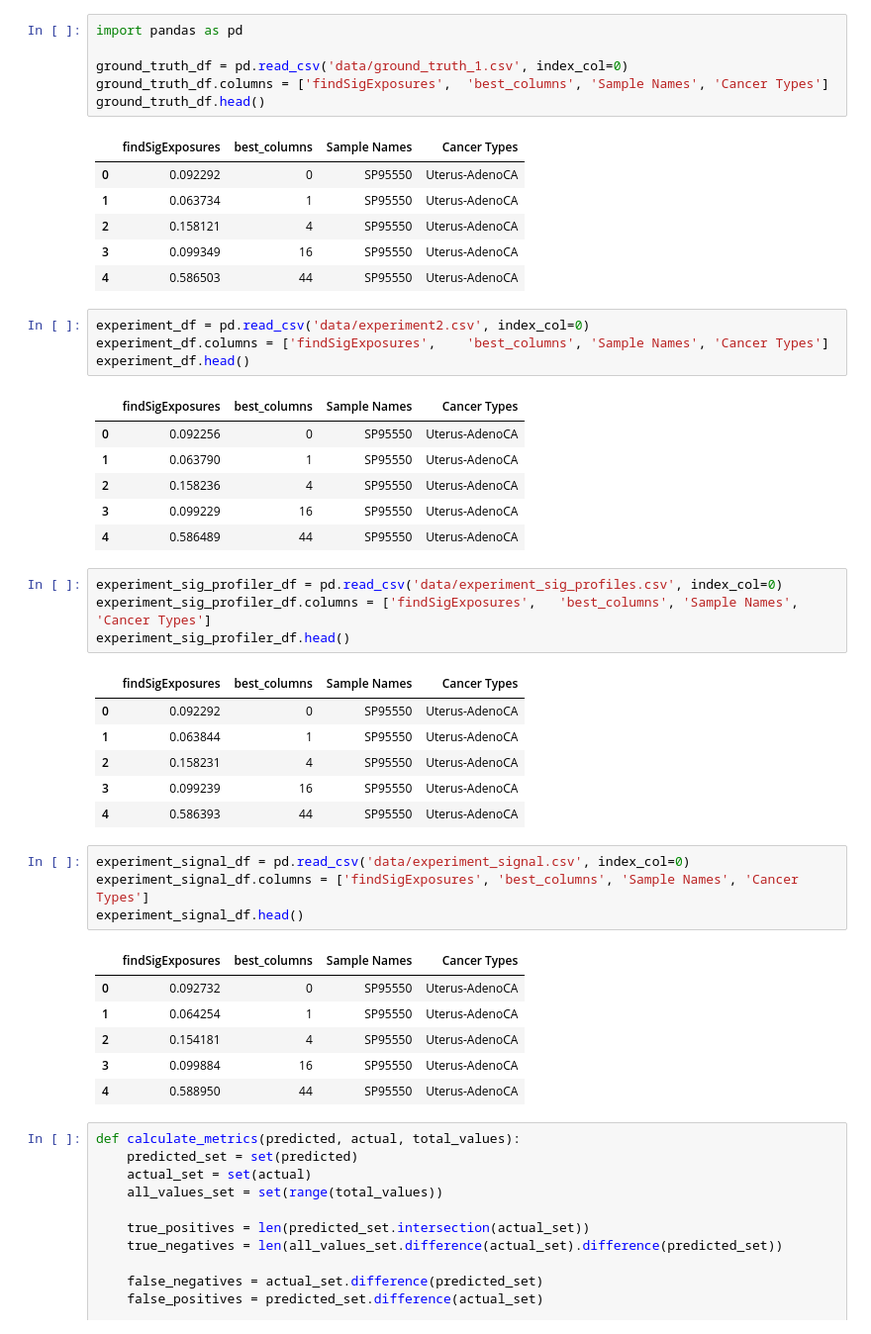
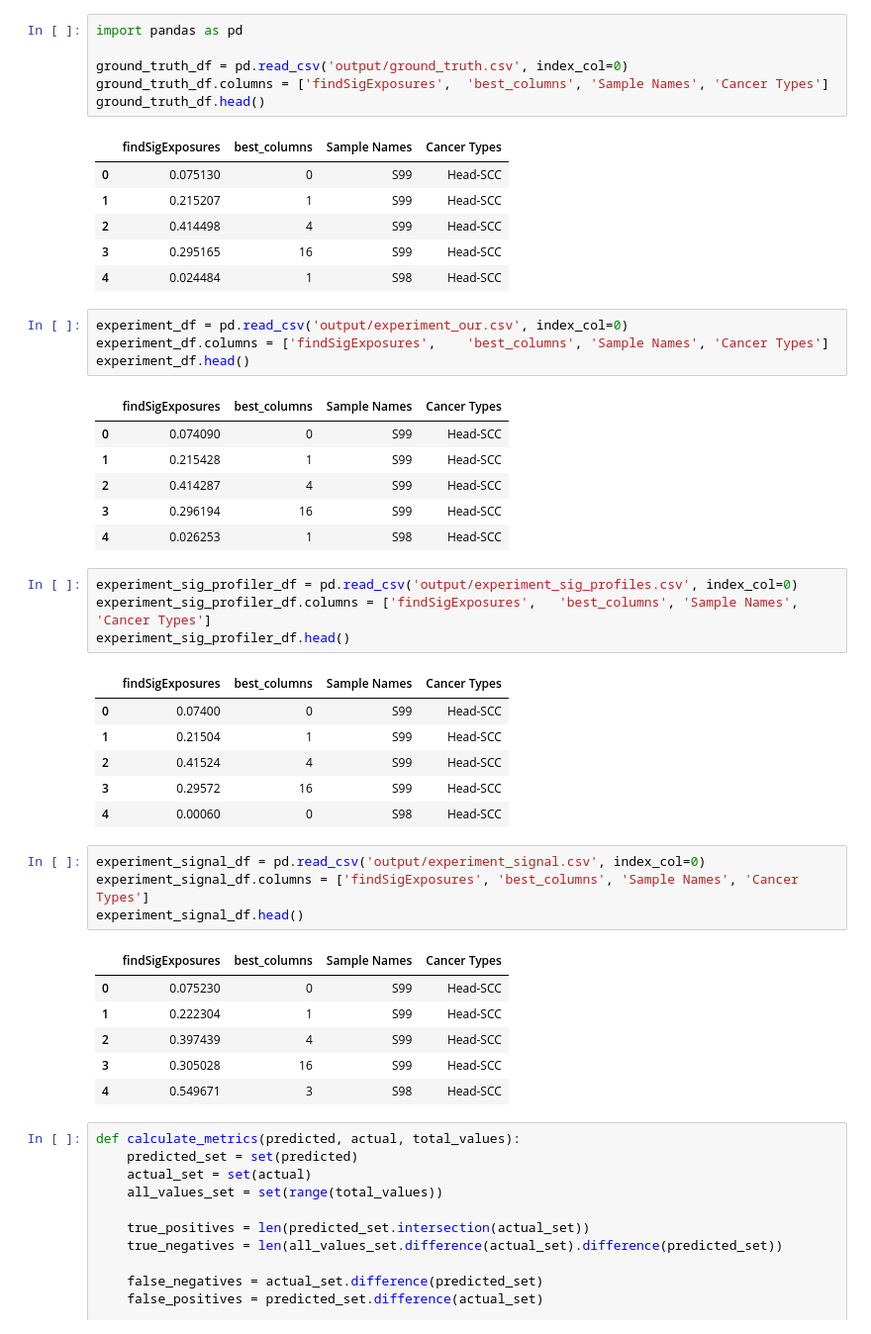
Before and after one commit to marcin119a/data_comparation, a Jupyter notebook: benchmark_3_output/interpretation.ipynb, the cells around one changed output. Shown at 99% size. Cells and saved outputs as stored; diff of their text form.

```diff
--- a/benchmark_3_output/interpretation.ipynb
+++ b/benchmark_3_output/interpretation.ipynb
@@ -1,49 +1,49 @@
 # %%
 import pandas as pd
 
-ground_truth_df = pd.read_csv('data/ground_truth_1.csv', index_col=0)
+ground_truth_df = pd.read_csv('output/ground_truth.csv', index_col=0)
 ground_truth_df.columns = ['findSigExposures',	'best_columns',	'Sample Names',	'Cancer Types']
 ground_truth_df.head()
 # %% [output]
 |  | findSigExposures | best_columns | Sample Names | Cancer Types |
-| 0 | 0.092292 | 0 | SP95550 | Uterus-AdenoCA |
-| 1 | 0.063734 | 1 | SP95550 | Uterus-AdenoCA |
-| 2 | 0.158121 | 4 | SP95550 | Uterus-AdenoCA |
-| 3 | 0.099349 | 16 | SP95550 | Uterus-AdenoCA |
-| 4 | 0.586503 | 44 | SP95550 | Uterus-AdenoCA |
+| 0 | 0.075130 | 0 | S99 | Head-SCC |
+| 1 | 0.215207 | 1 | S99 | Head-SCC |
+| 2 | 0.414498 | 4 | S99 | Head-SCC |
+| 3 | 0.295165 | 16 | S99 | Head-SCC |
+| 4 | 0.024484 | 1 | S98 | Head-SCC |
 # %%
-experiment_df = pd.read_csv('data/experiment2.csv', index_col=0)
+experiment_df = pd.read_csv('output/experiment_our.csv', index_col=0)
 experiment_df.columns = ['findSigExposures',	'best_columns',	'Sample Names',	'Cancer Types']
 experiment_df.head()
 # %% [output]
 |  | findSigExposures | best_columns | Sample Names | Cancer Types |
-| 0 | 0.092256 | 0 | SP95550 | Uterus-AdenoCA |
-| 1 | 0.063790 | 1 | SP95550 | Uterus-AdenoCA |
-| 2 | 0.158236 | 4 | SP95550 | Uterus-AdenoCA |
-| 3 | 0.099229 | 16 | SP95550 | Uterus-AdenoCA |
-| 4 | 0.586489 | 44 | SP95550 | Uterus-AdenoCA |
+| 0 | 0.074090 | 0 | S99 | Head-SCC |
+| 1 | 0.215428 | 1 | S99 | Head-SCC |
+| 2 | 0.414287 | 4 | S99 | Head-SCC |
+| 3 | 0.296194 | 16 | S99 | Head-SCC |
+| 4 | 0.026253 | 1 | S98 | Head-SCC |
 # %%
-experiment_sig_profiler_df = pd.read_csv('data/experiment_sig_profiles.csv', index_col=0)
+experiment_sig_profiler_df = pd.read_csv('output/experiment_sig_profiles.csv', index_col=0)
 experiment_sig_profiler_df.columns = ['findSigExposures',	'best_columns',	'Sample Names',	'Cancer Types']
 experiment_sig_profiler_df.head()
 # %% [output]
 |  | findSigExposures | best_columns | Sample Names | Cancer Types |
-| 0 | 0.092292 | 0 | SP95550 | Uterus-AdenoCA |
-| 1 | 0.063844 | 1 | SP95550 | Uterus-AdenoCA |
-| 2 | 0.158231 | 4 | SP95550 | Uterus-AdenoCA |
-| 3 | 0.099239 | 16 | SP95550 | Uterus-AdenoCA |
-| 4 | 0.586393 | 44 | SP95550 | Uterus-AdenoCA |
+| 0 | 0.07400 | 0 | S99 | Head-SCC |
+| 1 | 0.21504 | 1 | S99 | Head-SCC |
+| 2 | 0.41524 | 4 | S99 | Head-SCC |
+| 3 | 0.29572 | 16 | S99 | Head-SCC |
+| 4 | 0.00060 | 0 | S98 | Head-SCC |
 # %%
-experiment_signal_df = pd.read_csv('data/experiment_signal.csv', index_col=0)
+experiment_signal_df = pd.read_csv('output/experiment_signal.csv', index_col=0)
 experiment_signal_df.columns = ['findSigExposures',	'best_columns',	'Sample Names',	'Cancer Types']
 experiment_signal_df.head()
 # %% [output]
 |  | findSigExposures | best_columns | Sample Names | Cancer Types |
-| 0 | 0.092732 | 0 | SP95550 | Uterus-AdenoCA |
-| 1 | 0.064254 | 1 | SP95550 | Uterus-AdenoCA |
-| 2 | 0.154181 | 4 | SP95550 | Uterus-AdenoCA |
-| 3 | 0.099884 | 16 | SP95550 | Uterus-AdenoCA |
-| 4 | 0.588950 | 44 | SP95550 | Uterus-AdenoCA |
+| 0 | 0.075230 | 0 | S99 | Head-SCC |
+| 1 | 0.222304 | 1 | S99 | Head-SCC |
+| 2 | 0.397439 | 4 | S99 | Head-SCC |
+| 3 | 0.305028 | 16 | S99 | Head-SCC |
+| 4 | 0.549671 | 3 | S98 | Head-SCC |
 # %%
 def calculate_metrics(predicted, actual, total_values):
     predicted_set = set(predicted)
```
Also changed, not shown: parts of 20 cells of this notebook, 19 other files.
